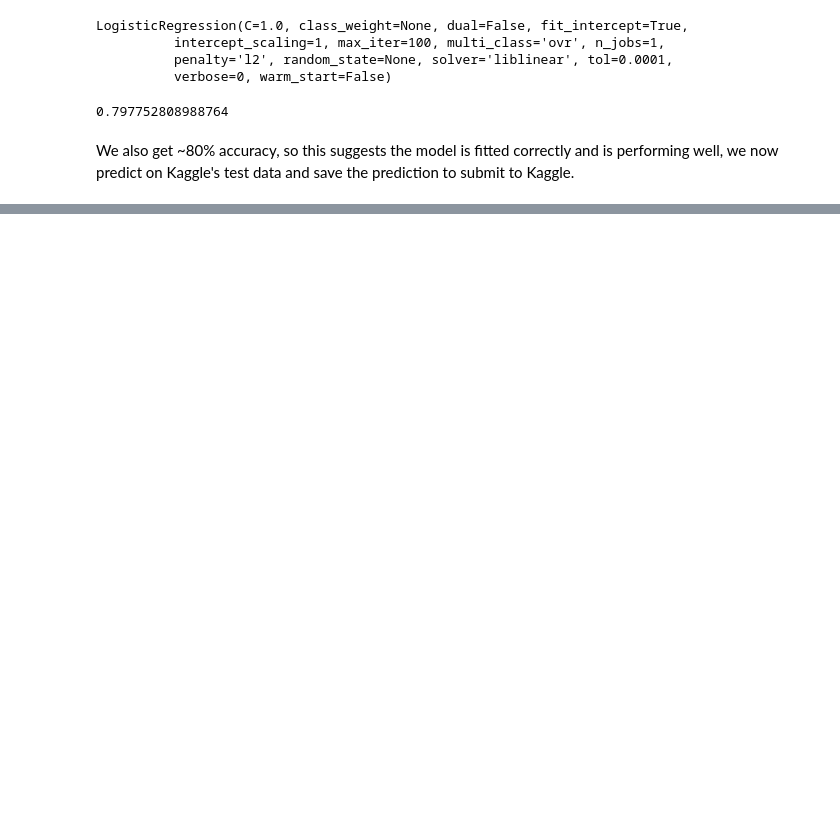
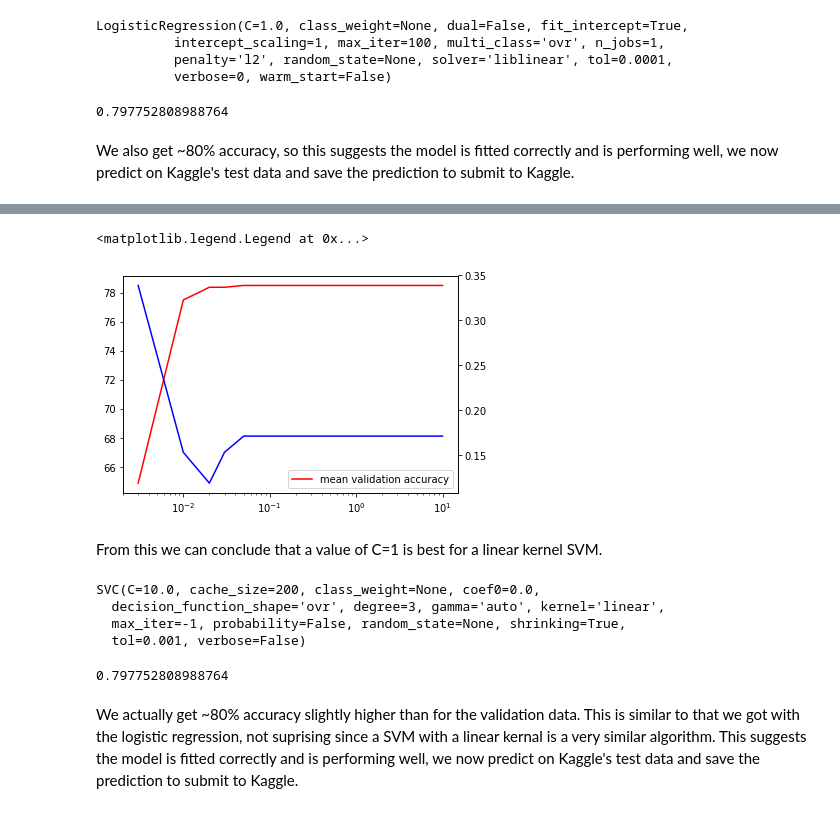
Before and after one commit to AshleySetter/Kaggle_Competitions, a Jupyter notebook: Titanic_project/Titanic_machine_learning_clean.ipynb, the cells around one changed output, grey strips where cells are left out. Cells and saved outputs as stored; diff of their text form; code cells hidden in the pictures; blank space fills up the shorter version.

Commit message:
added SVM fitting and results from Kaggle - again worse than expected

```diff
--- a/Titanic_project/Titanic_machine_learning_clean.ipynb
+++ b/Titanic_project/Titanic_machine_learning_clean.ipynb
@@ -336,4 +340,5 @@ score.mean() # we get an average accuracy of 80% over 10 folds with logistic reg
 # %%
+lr_model = linear_model.LogisticRegression(fit_intercept=True)
 # we now train our model, which we've confirmed should give ~80% accuracy, on our entire training data set
 lr_model.fit(X_train, y_train)
 # %% [output]
@@ -359,0 +367,12 @@ When we submit this result to Kaggle we get a reported accuracy of 76.076% which
+# %%
+C = 1 # start with penalty parameter equal to 1 as we don't know what value this should take yet, larger C -> lower bias, higher variance, smaller C -> higher bias, lower varaince. Since we don't have that much data a lower bias algorithm is probably best to avoid overfitting
+
+kernel = 'linear' # we'll start with a simple linear kernal to see how ths performs
+
+svm_model = svm.SVC(C=C, kernel=kernel)
+# %%
+N_splits = 10
+kfold = model_selection.KFold(n_splits=N_splits)
+
+scoring = 'accuracy'
+score = model_selection.cross_val_score(svm_model, X_train, y_train, cv=kfold, n_jobs=1, scoring=scoring)
@@ -359,0 +387,10 @@ When we submit this result to Kaggle we get a reported accuracy of 76.076% which
+# %%
+C_array = np.array([0.003, 0.01, 0.02, 0.03, 0.05, 0.1, 0.3, 1, 3, 10])
+acc_mean_array = np.zeros_like(C_array)
+acc_variance_array = np.zeros_like(C_array)
+for i, C in enumerate(C_array):
+    print(i, C)
+    svm_model = svm.SVC(C=C, kernel=kernel)
+    score = model_selection.cross_val_score(svm_model, X_train, y_train, cv=kfold, n_jobs=1, scoring=scoring)
+    acc_mean_array[i] = score.mean()*100
+    acc_variance_array[i] = score.var()*100
@@ -359,0 +408,28 @@ When we submit this result to Kaggle we get a reported accuracy of 76.076% which
+# %%
+fig, ax = plt.subplots()
+ax.plot(C_array, acc_mean_array, label='mean validation accuracy', color='red')
+ax2 = ax.twinx()
+ax2.plot(C_array, acc_variance_array, label='variance in validation accuracy', color='blue')
+ax.semilogx()
+ax.legend()
+# %% [output]
+<matplotlib.legend.Legend at 0x...>
+[figure, added]
+# %% [markdown]
+From this we can conclude that a value of C=1 is best for a linear kernel SVM.
+# %%
+svm_model = svm.SVC(C=C, kernel=kernel)
+# we now train our model
+svm_model.fit(X_train, y_train)
+# %% [output]
+SVC(C=10.0, cache_size=200, class_weight=None, coef0=0.0,
+  decision_function_shape='ovr', degree=3, gamma='auto', kernel='linear',
+  max_iter=-1, probability=False, random_state=None, shrinking=True,
+  tol=0.001, verbose=False)
+# %%
+# and test it on our test data we have held back from the training/validation set
+svm_model.score(X_test, y_test)
+# %% [output]
+0.797752808988764
+# %% [markdown]
+We actually get ~80% accuracy slightly higher than for the validation data. This is similar to that we got with the logistic regression, not suprising since a SVM with a linear kernal is a very similar algorithm. This suggests the model is fitted correctly and is performing well, we now predict on Kaggle's test data and save the prediction to submit to Kaggle.
```
Also changed, not shown: parts of 9 cells of this notebook.
